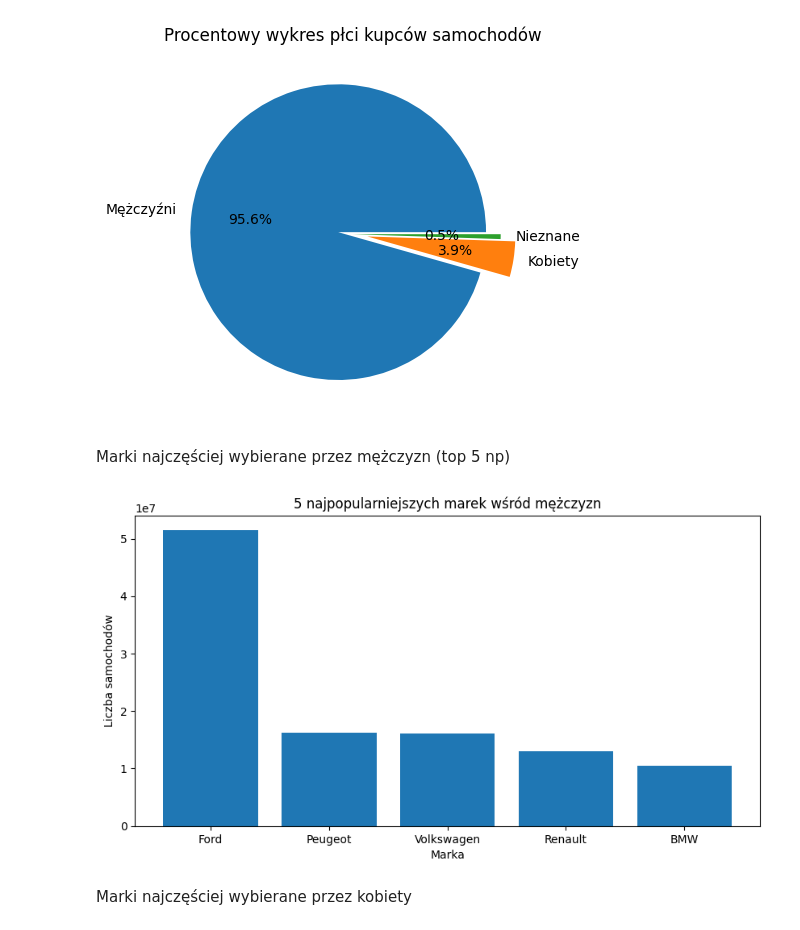
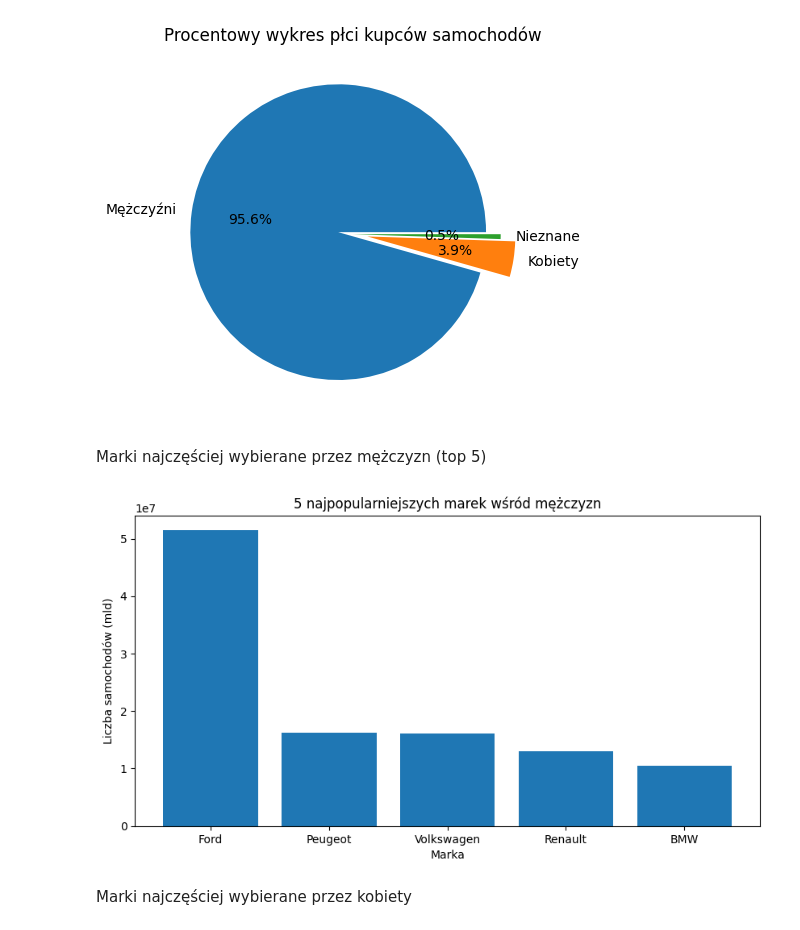
Before and after one commit to dyzioq/data-analysis-project, a Jupyter notebook: notebook.ipynb, the cells around one changed output. Cells and saved outputs as stored; diff of their text form; code cells hidden in the pictures.

```diff
--- a/notebook.ipynb
+++ b/notebook.ipynb
@@ -137,2 +139,6 @@ dataSet
+# %%
+listOfFuels = dataSet["Fuel"].to_list()
+listOfFuels = [fuel.replace("automatic", "hybrid") for fuel in listOfFuels]
+dataSet["Fuel"] = listOfFuels
 # %% [markdown]
 ### Analiza bazy danych
@@ -199,34 +221,33 @@ plt.show()
 # %% [output]
 [figure]
 # %% [markdown]
-Marki najczęściej wybierane przez mężczyzn (top 5 np)
+Marki najczęściej wybierane przez mężczyzn (top 5)
 # %%
 listOfUniqueBrands = dataSet["Manufacturer"].unique().tolist()
 
-indexesToErase = []
 for i in range(len(listOfUniqueBrands)):
     brand = listOfUniqueBrands[i]
     rowsWithBrand = dataSet[dataSet["Manufacturer"]==brand] #rzedy danej marki
     sum = rowsWithBrand["Male"].sum() #sumujemy ilosc samochodow danej marki kupionej przez mezczyzn
     brand = [brand]
     brand.append(sum)
     listOfUniqueBrands[i] = brand
 
 
 topFiveBrands = sorted(listOfUniqueBrands, reverse=True, key=lambda x: x[1])[:5]
 
 x_values, y_values = zip(*topFiveBrands)
 
 
 fig, axes = plt.subplots(figsize=(10,5))
 plt.title("5 najpopularniejszych marek wśród mężczyzn")
 plt.bar(x_values, y_values)
 plt.xlabel("Marka")
-plt.ylabel("Liczba samochodów")
+plt.ylabel("Liczba samochodów (mld)")
 
 plt.show()
 # %% [output]
-[figure, old version]
+[figure, new version]
 # %% [markdown]
 Marki najczęściej wybierane przez kobiety
 # %%
```
Also changed, not shown: parts of 12 cells of this notebook.
